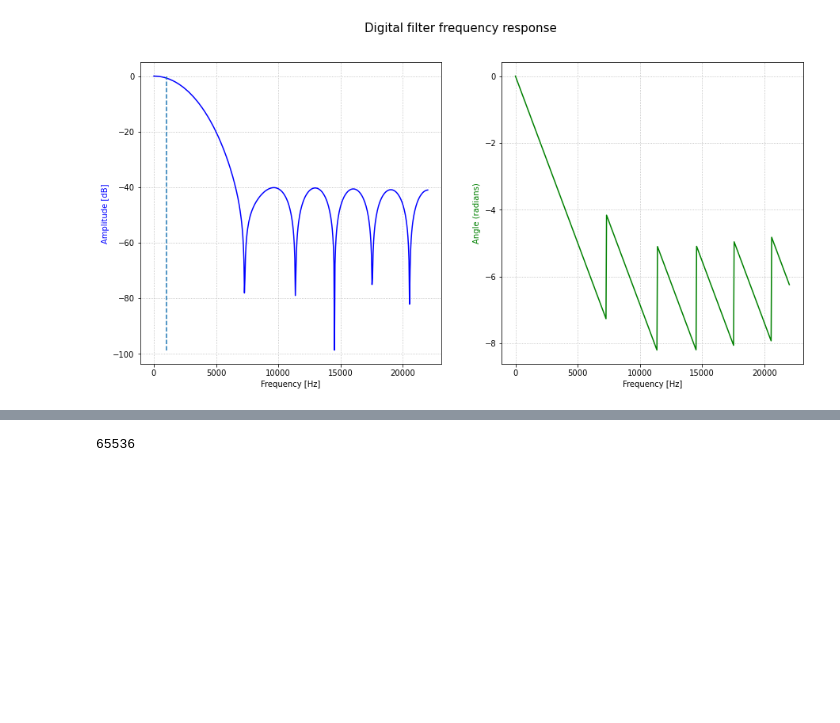
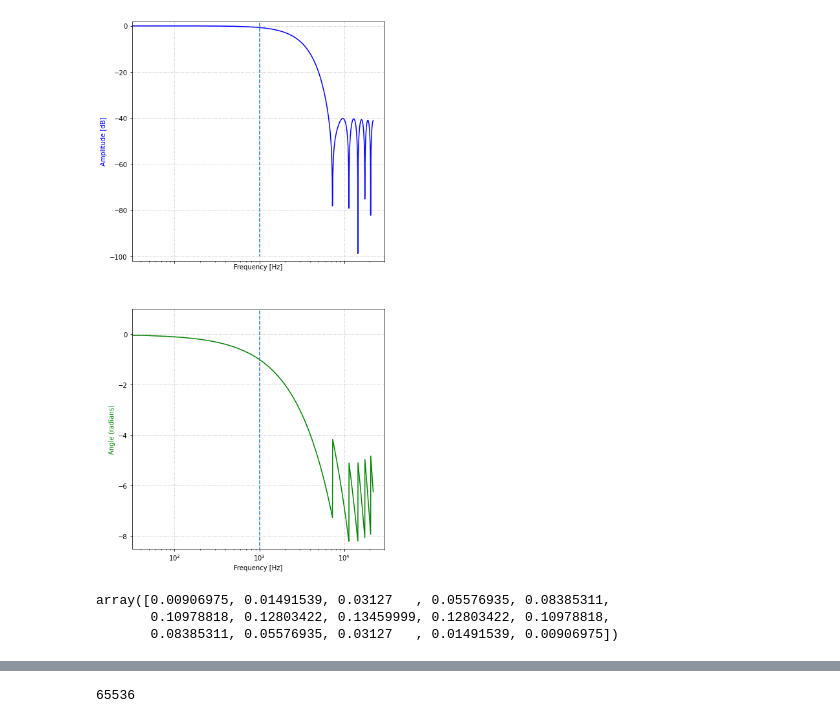
Before and after one commit to aidinattar/PMOD-FIR-filter-VHDL, a Jupyter notebook: Project.ipynb, the cells around one changed output, grey strips where cells are left out. Cells and saved outputs as stored; diff of their text form; code cells hidden in the pictures; blank space fills up the shorter version.

```diff
--- a/Project.ipynb
+++ b/Project.ipynb
@@ -9,29 +9,37 @@ cutoff = 1000
 sample = 44102
 taps   = 15
 # %%
-b    = signal.firwin(numtaps=taps, cutoff=cutoff, fs=sample)
+b    = signal.firwin(numtaps=taps, cutoff=cutoff, fs=sample, pass_zero='lowpass')
 w, h = signal.freqz(b)
 
-fig, (ax1, ax2) = plt.subplots(ncols = 2, figsize=(15,7))
-fig.suptitle('Digital filter frequency response', fontsize=15)
+fig, (ax1, ax2) = plt.subplots(nrows = 2,sharex=True, figsize=(7,15))
+#fig.suptitle('Digital filter frequency response', fontsize=15)
 
 ax1.plot(w/np.pi*sample/2, 20 * np.log10(abs(h)), color='b', label='Amplitude')
 ax1.set_ylabel('Amplitude [dB]', color='b')
 ax1.set_xlabel('Frequency [Hz]')
 ax1.grid(linestyle='dotted')
-#ax1.set_xscale('log')
-ax1.vlines(cutoff, min(20 * np.log10(abs(h))), max(20 * np.log10(abs(h))), linestyle='dashed')
-#ax1.set_ylim(bottom=-17, top=1)
+ax1.set_xscale('log')
+ax1.vlines(cutoff, min(20 * np.log10(abs(h)))+100, max(20 * np.log10(abs(h)))-100, linestyle='dashed')
+ax1.set_ylim(bottom=-102, top=2)
 
 
 angles = np.unwrap(np.angle(h))
 ax2.plot(w/np.pi*sample/2, angles, color='g', label='Phase')
 ax2.set_xlabel('Frequency [Hz]')
 ax2.set_ylabel('Angle (radians)', color='g')
 ax2.grid(linestyle='dotted')
-#ax2.vlines(cutoff, -200, 50, linestyle='dashed')
-#ax2.set_ylim(bottom=-6.5, top=.5)
+ax2.vlines(cutoff, -200, 50, linestyle='dashed')
+ax2.set_ylim(bottom=-8.5, top=1)
 #ax2.axis('tight')
 plt.show()
+
+fig.savefig('figures/low_pass_15_taps.pdf')
 # %% [output]
-[figure, old version]
+[figure, new version]
+# %%
+b
+# %% [output]
+array([0.00906975, 0.01491539, 0.03127   , 0.05576935, 0.08385311,
+       0.10978818, 0.12803422, 0.13459999, 0.12803422, 0.10978818,
+       0.08385311, 0.05576935, 0.03127   , 0.01491539, 0.00906975])
```
Also changed, not shown: parts of 23 cells of this notebook, 3 other files.
